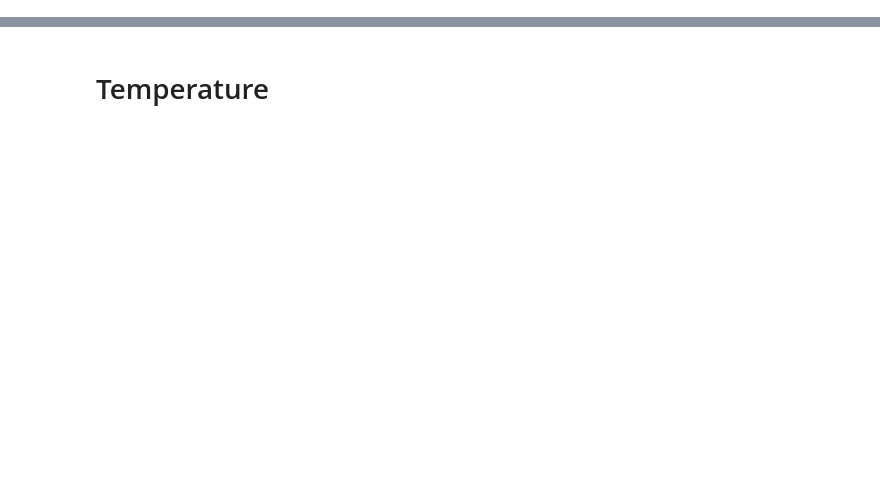
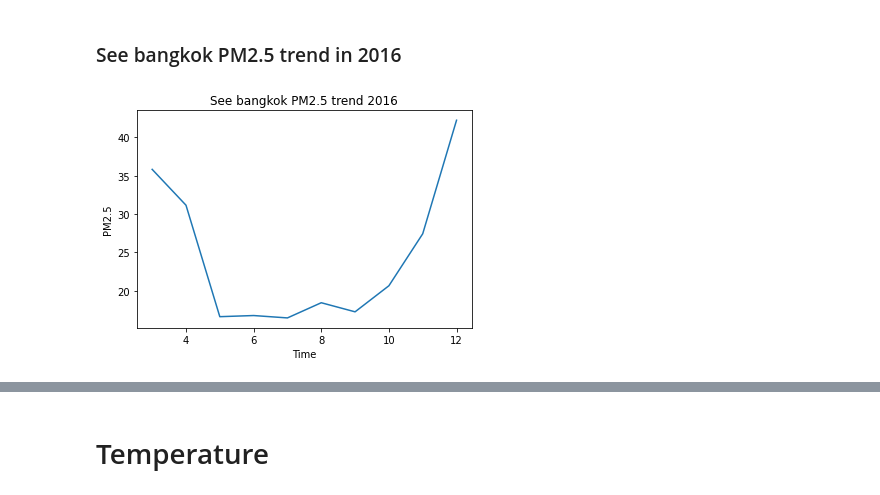
Before and after one commit to phumidea/datasci_project, a Jupyter notebook: explore_data.ipynb, the cells around one changed output, grey strips where cells are left out. Cells and saved outputs as stored; diff of their text form; code cells hidden in the pictures; blank space fills up the shorter version.

Commit message:
wind trend and pm2.5 trend

```diff
--- a/explore_data.ipynb
+++ b/explore_data.ipynb
@@ -251,0 +153,11 @@ pd.read_csv("PM2.5_kaggle 2021/Bangkok/Train/3H_wind_Bangkok.csv").head(20)
+# %% [markdown]
+### See bangkok PM2.5 trend in 2016
+# %%
+bangkok_2016_df = bangkok_df[bangkok_df["Year"] == 2016].groupby(["Month"]).mean()
+plt.plot(bangkok_2016_df["PM2.5"])
+plt.title("See bangkok PM2.5 trend 2016")
+plt.xlabel("Time")
+plt.ylabel("PM2.5")
+plt.show()
+# %% [output]
+[figure, added]
```
Also changed, not shown: parts of 73 cells of this notebook, 1 other file.
